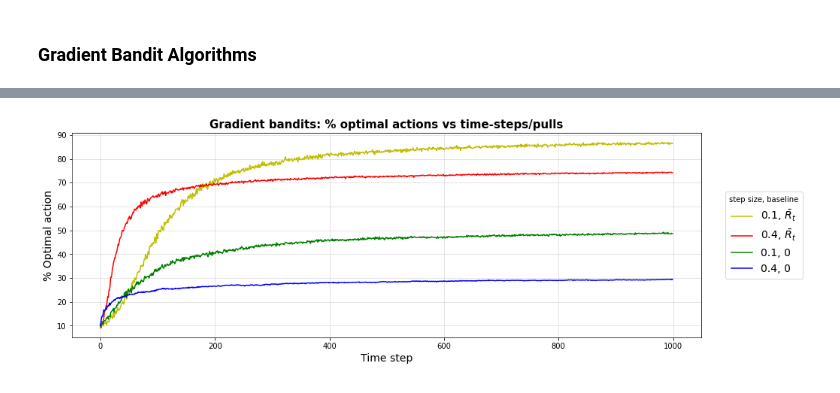
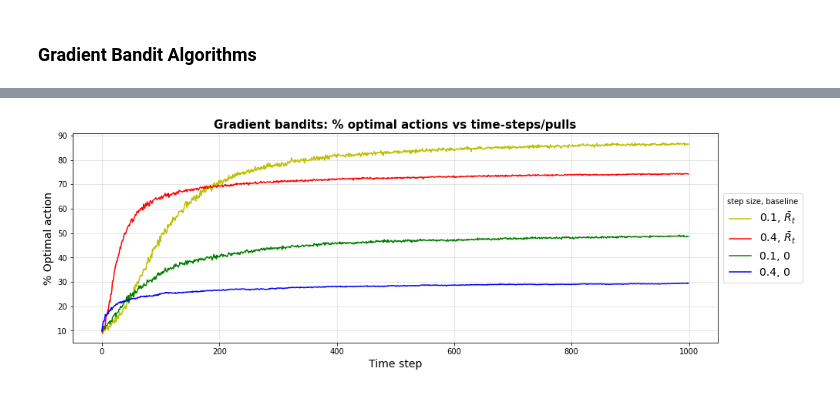
Before and after one commit to biswajitpawl/reinforcement-learning, a Jupyter notebook: multi-armed-bandits/multi-armed-bandits.ipynb, the cells around one changed output, grey strips where cells are left out. Saved outputs shown, nothing was run; the diff lists cells and outputs as text; code cells hidden in the pictures.

Commit message:
Fix plot legend (gradient-bandits) with bbox_to_anchor

```diff
--- a/multi-armed-bandits/multi-armed-bandits.ipynb
+++ b/multi-armed-bandits/multi-armed-bandits.ipynb
@@ -452,15 +452,15 @@ No. of iterations completed: 2000
 # %%
 # Plot optimal action counts averaged over runs (iters) vs time-steps/pulls
 for i, v in enumerate(['y', 'r', 'g', 'b']):
     plt.plot(optimal_counts_gb[i]*100, color=v)
 plt.title('Gradient bandits: % optimal actions vs time-steps/pulls')
 plt.xlabel('Time step')
 plt.ylabel('% Optimal action')
 plt.legend(['{}, {}'.format(s, r'$\bar{R}_t$' if b else 0) for s, b in pairs],
            title=r'step size, baseline',
-           bbox_to_anchor=(1.17, 0.5)
+           bbox_to_anchor=(1.14, 0.5)
           )
 plt.grid(alpha=0.4)
 plt.show()
 # %% [output]
-[figure, old version]
+[figure, new version]
```
